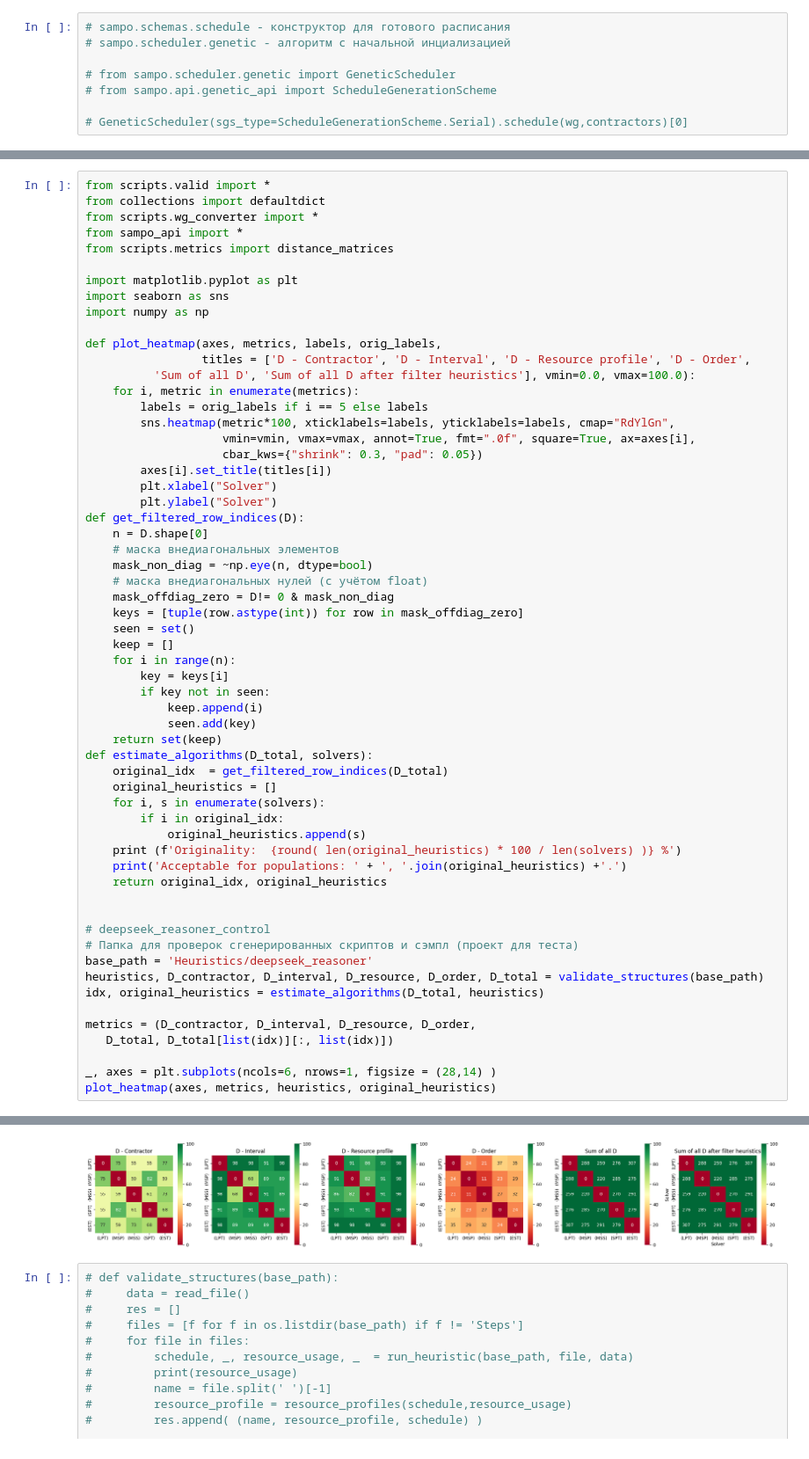
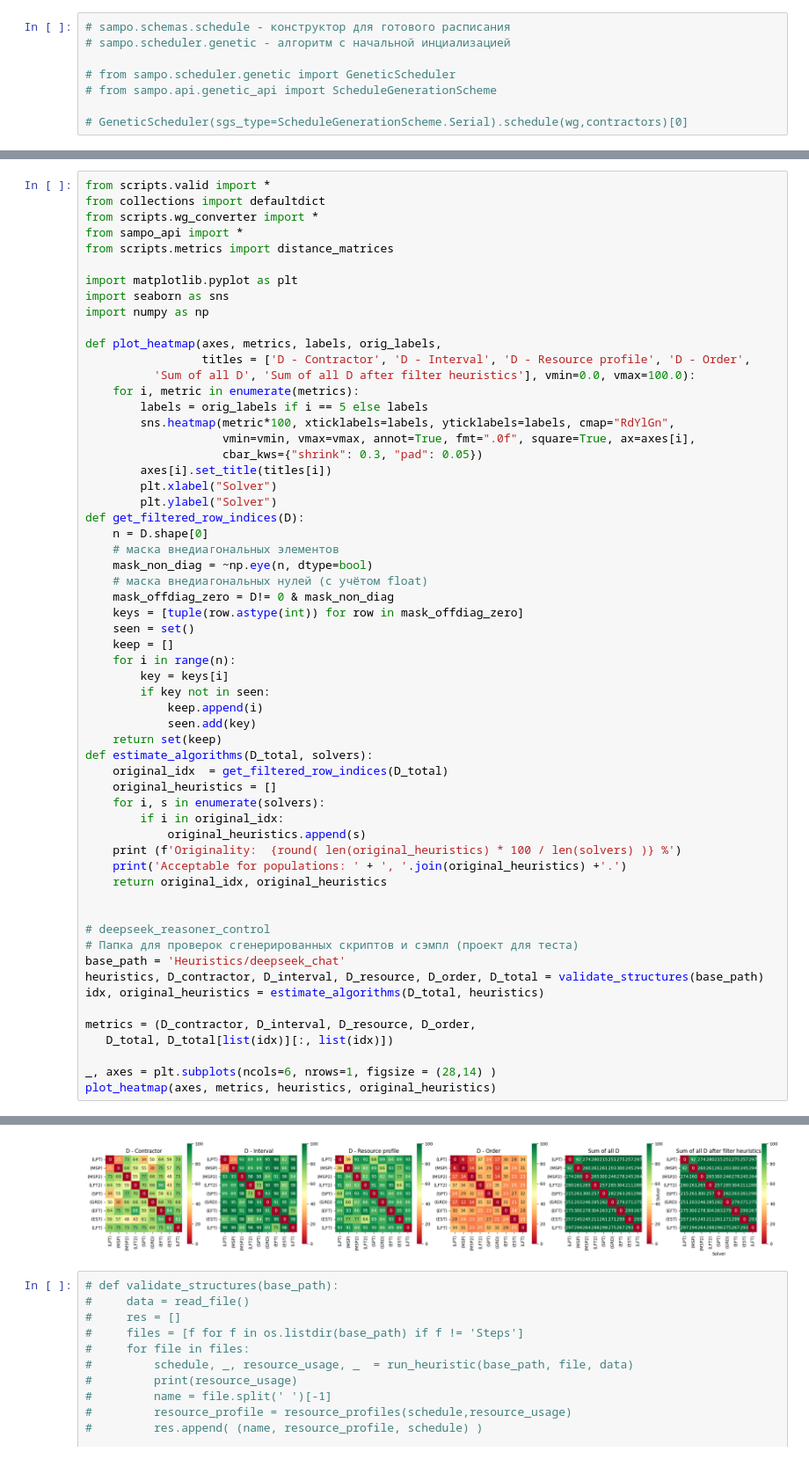
Before and after one commit to ku9efeld/DSL-and-RCPSP, a Jupyter notebook: 5_analyse_solvers.ipynb, the cells around one changed output, grey strips where cells are left out. Shown at 88% size. Drawn from its saved outputs; the diff is of its cells as text.

```diff
--- a/5_analyse_solvers.ipynb
+++ b/5_analyse_solvers.ipynb
@@ -90,7 +92,7 @@ def estimate_algorithms(D_total, solvers):
 
 # deepseek_reasoner_control
 # Папка для проверок сгенерированных скриптов и сэмпл (проект для теста)
-base_path = 'Heuristics/deepseek_reasoner'
+base_path = 'Heuristics/deepseek_chat'
 heuristics, D_contractor, D_interval, D_resource, D_order, D_total = validate_structures(base_path)
 idx, original_heuristics = estimate_algorithms(D_total, heuristics)
 
@@ -115,4 +117,4 @@ Acceptable for populations: (LPT), (MSP), (MSS), (SPT), (EST).
-[figure, old version]
+[figure, new version]
 # %%
 # def validate_structures(base_path):
 #     data = read_file()
```
Also changed, not shown: parts of 7 cells of this notebook, 3 other files.
